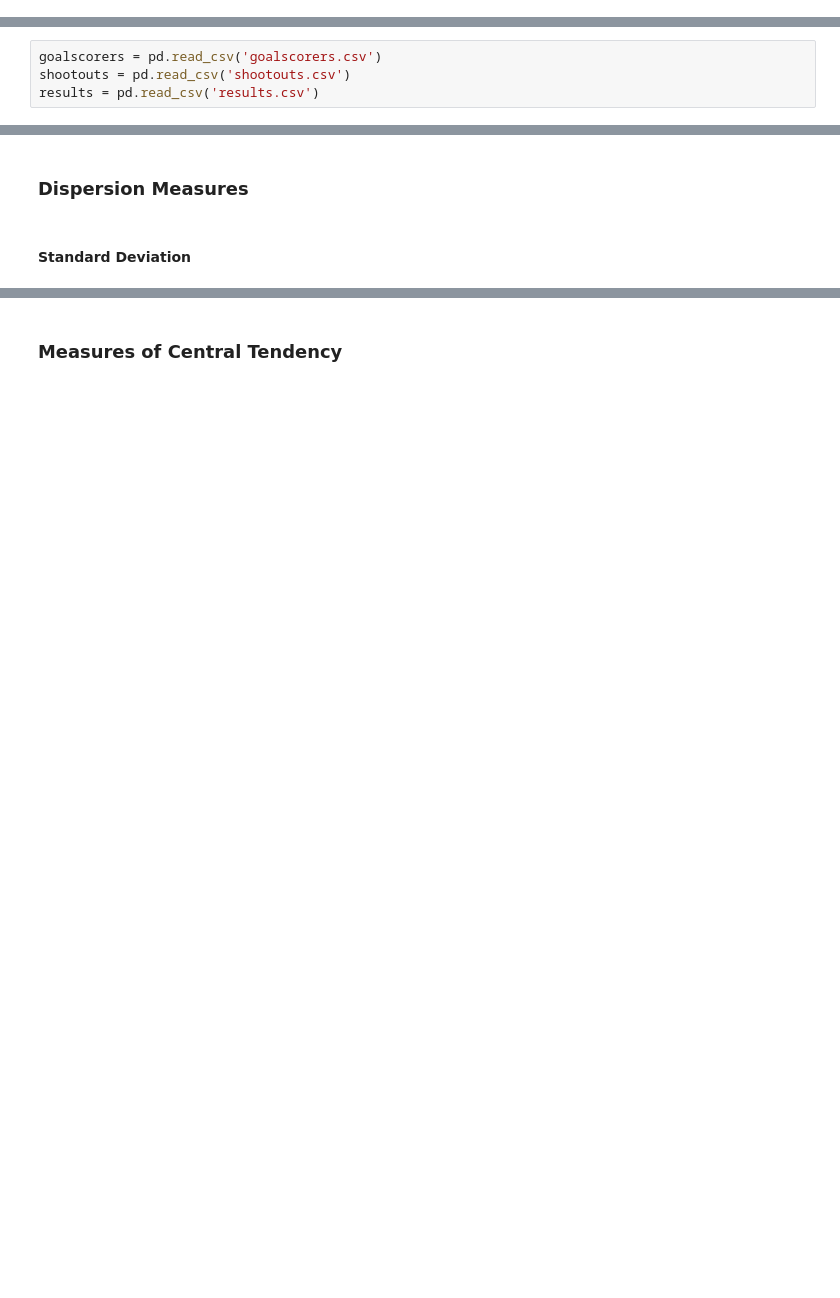
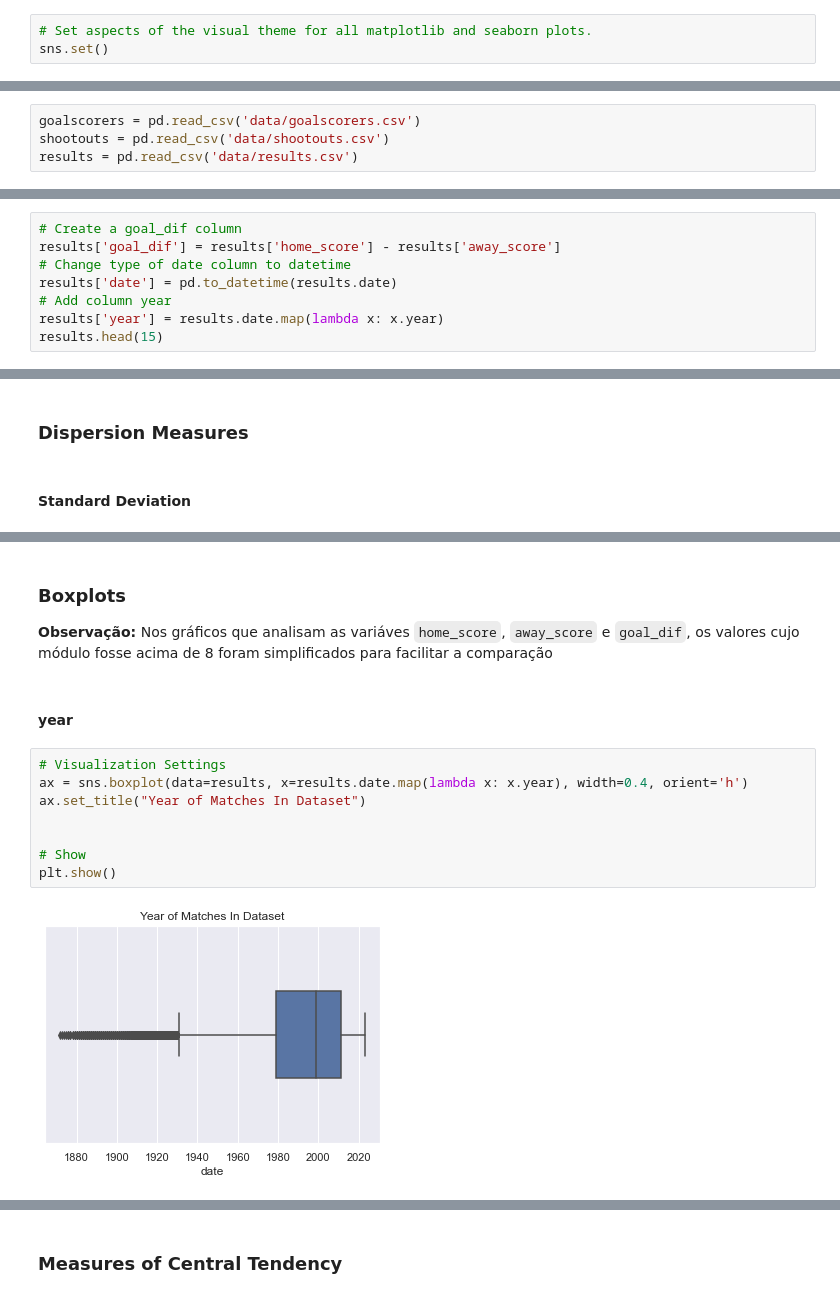
Before and after one commit to ryann-arruda/python-data-analysis, a Jupyter notebook: project_code.ipynb, the cells around one changed output, grey strips where cells are left out. Drawn from its saved outputs; the diff is of its cells as text; blank space fills up the shorter version.

Commit message:
feat: Added analysis of variance, boxplot visualization and elo ranking

```diff
--- a/project_code.ipynb
+++ b/project_code.ipynb
@@ -6,0 +24,3 @@ import pandas as pd
+# %%
+# Set aspects of the visual theme for all matplotlib and seaborn plots.
+sns.set()
@@ -11,6 +97,6 @@ This dataset is made up of three csv files and their descriptions are provided b
 * shootouts: resultsof penalty shootouts
 * results: results of international matches.
 # %%
-goalscorers = pd.read_csv('goalscorers.csv')
-shootouts = pd.read_csv('shootouts.csv')
-results = pd.read_csv('results.csv')
+goalscorers = pd.read_csv('data/goalscorers.csv')
+shootouts = pd.read_csv('data/shootouts.csv')
+results = pd.read_csv('data/results.csv')
@@ -16,0 +107,8 @@ results = pd.read_csv('results.csv')
+# %%
+# Create a goal_dif column
+results['goal_dif'] = results['home_score'] - results['away_score']
+# Change type of date column to datetime
+results['date'] = pd.to_datetime(results.date)
+# Add column year
+results['year'] = results.date.map(lambda x: x.year)
+results.head(15)
@@ -89,0 +197,16 @@ shootouts
+# %% [markdown]
+### **Boxplots**
+
+**Observação:** Nos gráficos que analisam as variáves `home_score`, `away_score` e `goal_dif`, os valores cujo módulo fosse acima de 8 foram simplificados para facilitar a comparação
+# %% [markdown]
+#### **year**
+# %%
+# Visualization Settings
+ax = sns.boxplot(data=results, x=results.date.map(lambda x: x.year), width=0.4, orient='h')
+ax.set_title("Year of Matches In Dataset")
+
+
+# Show
+plt.show()
+# %% [output]
+[figure, added]
```
Also changed, not shown: parts of 93 cells of this notebook.
